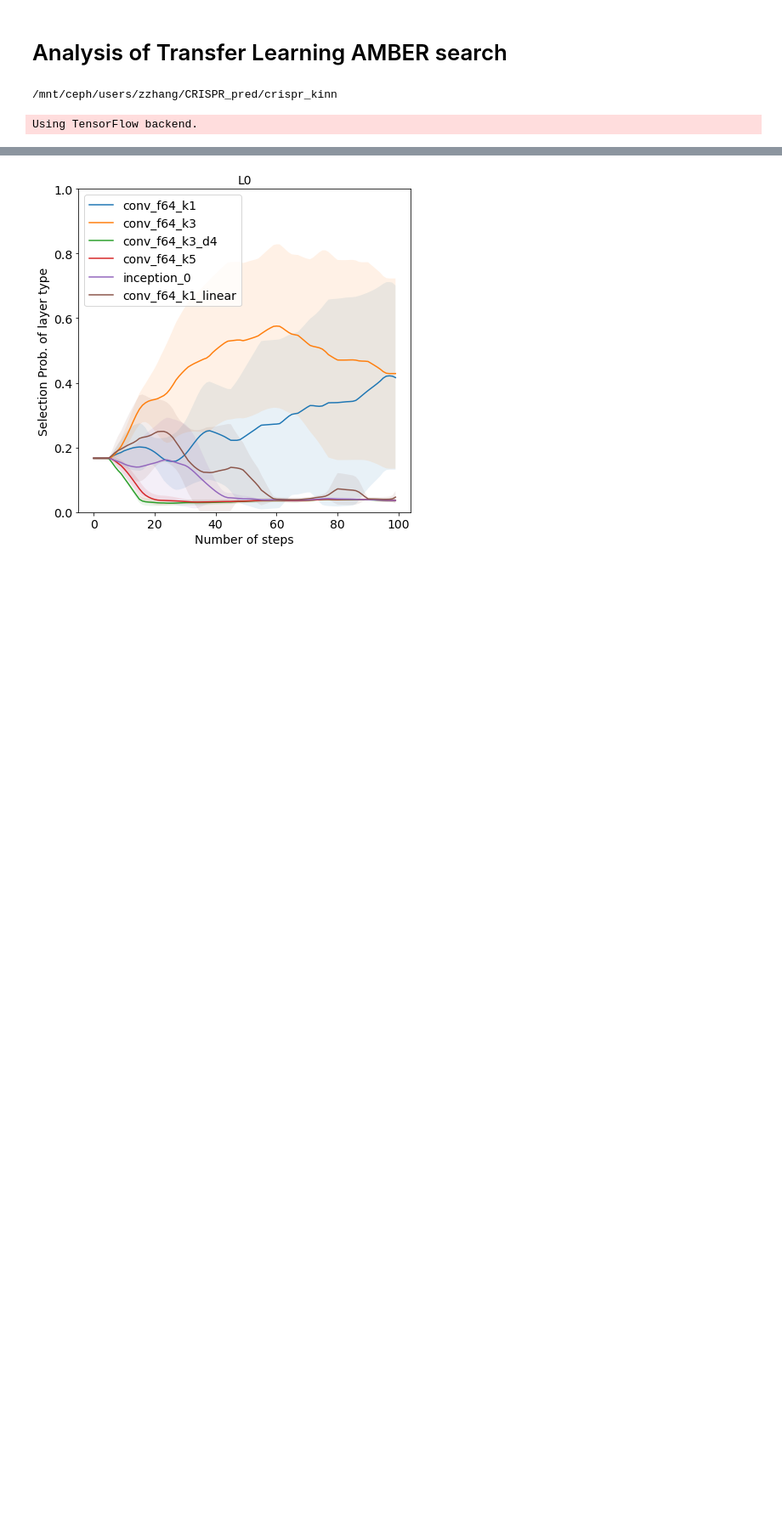
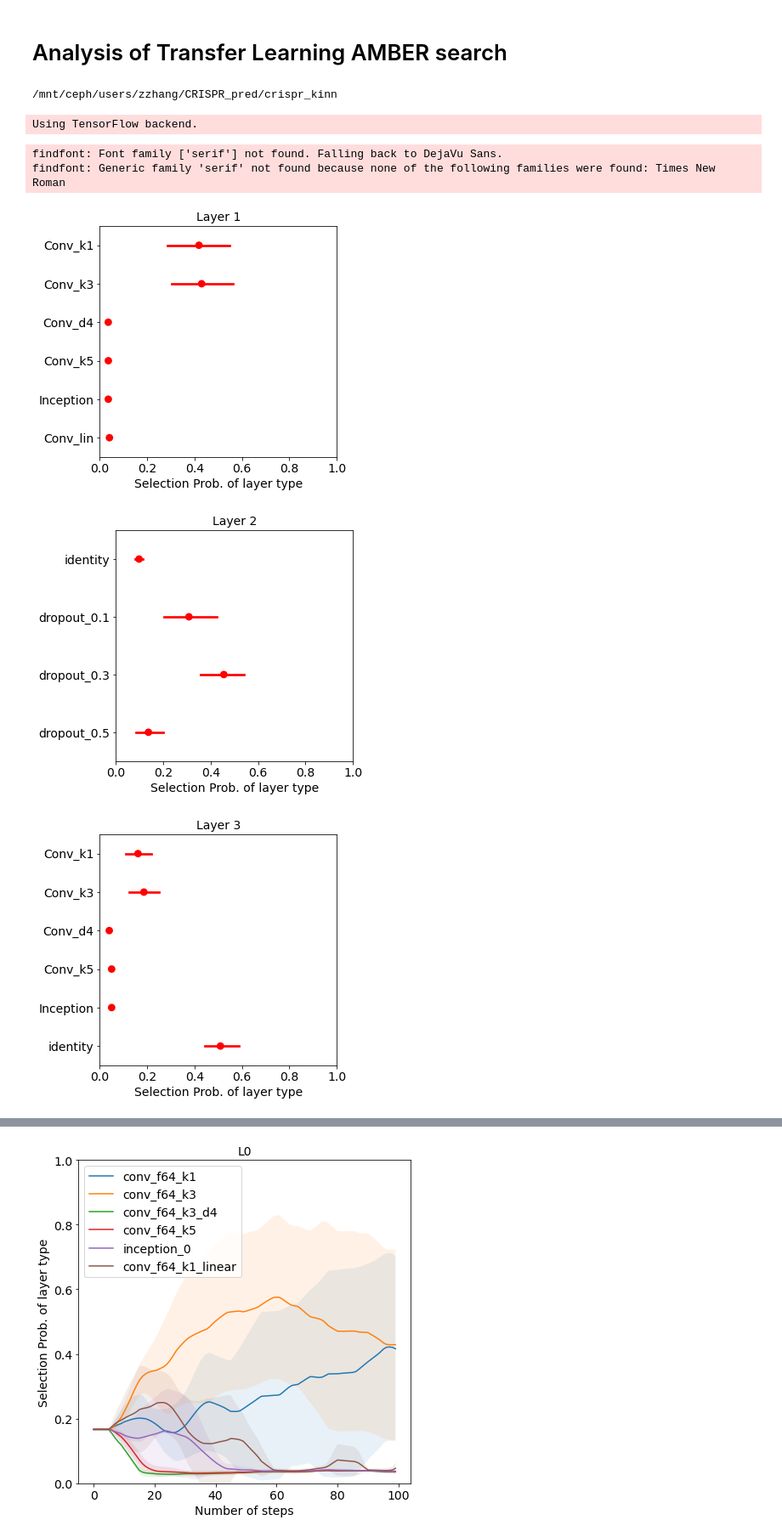
Before and after one commit to zj-zhang/Elektrum, a Jupyter notebook: notebooks/Fig_3-and-SuppFig5.ipynb, the cells around one changed output, grey strips where cells are left out. Shown at 85% size. Cells and saved outputs as stored; diff of their text form; code cells hidden in the pictures; blank space fills up the shorter version.

```diff
--- a/notebooks/Fig_8.ipynb
+++ b/notebooks/Fig_3-and-SuppFig5.ipynb
@@ -39,3 +40,30 @@ def read_action_weights(fns):
     return dfs
 # %%
 df = read_action_weights(["outputs/2022-11-01/TL_%i/weight_data.json"%i for i in range(1,6)])
+# %%
+n_last = 5
+for layer in df:
+    fig, ax = plt.subplots(1,1, figsize=(5,5))
+    plot_df = pd.DataFrame(columns=['token', 'prob'])
+    for layer_name, data in df[layer].items():
+        d = np.array(data)
+        if layer_name.startswith('inception'):
+            layer_name = 'Inception'
+        if layer_name.endswith('linear'):
+            layer_name = 'Conv_lin'
+        if layer_name.startswith('conv'):
+            layer_name = 'Conv_%s' % layer_name.split('_')[-1]
+        for num in d[:, -n_last:].flatten():
+            plot_df=plot_df.append({'token': layer_name, 'prob': num}, ignore_index=True)
+
+    sns.pointplot(y='token', x='prob', join=False, data=plot_df, color='red')
+    ax.set_ylabel('')
+    ax.set_xlabel('Selection Prob. of layer type')
+    ax.set_xlim(0,1)
+    ax.set_title(f'Layer {int(layer.strip("L"))+1}')
+# %% [output]
+findfont: Font family ['serif'] not found. Falling back to DejaVu Sans.
+findfont: Generic family 'serif' not found because none of the following families were found: Times New Roman
+[figure, added]
+[figure, added]
+[figure, added]
```
Also changed, not shown: parts of 3 cells of this notebook, 5 other files.
